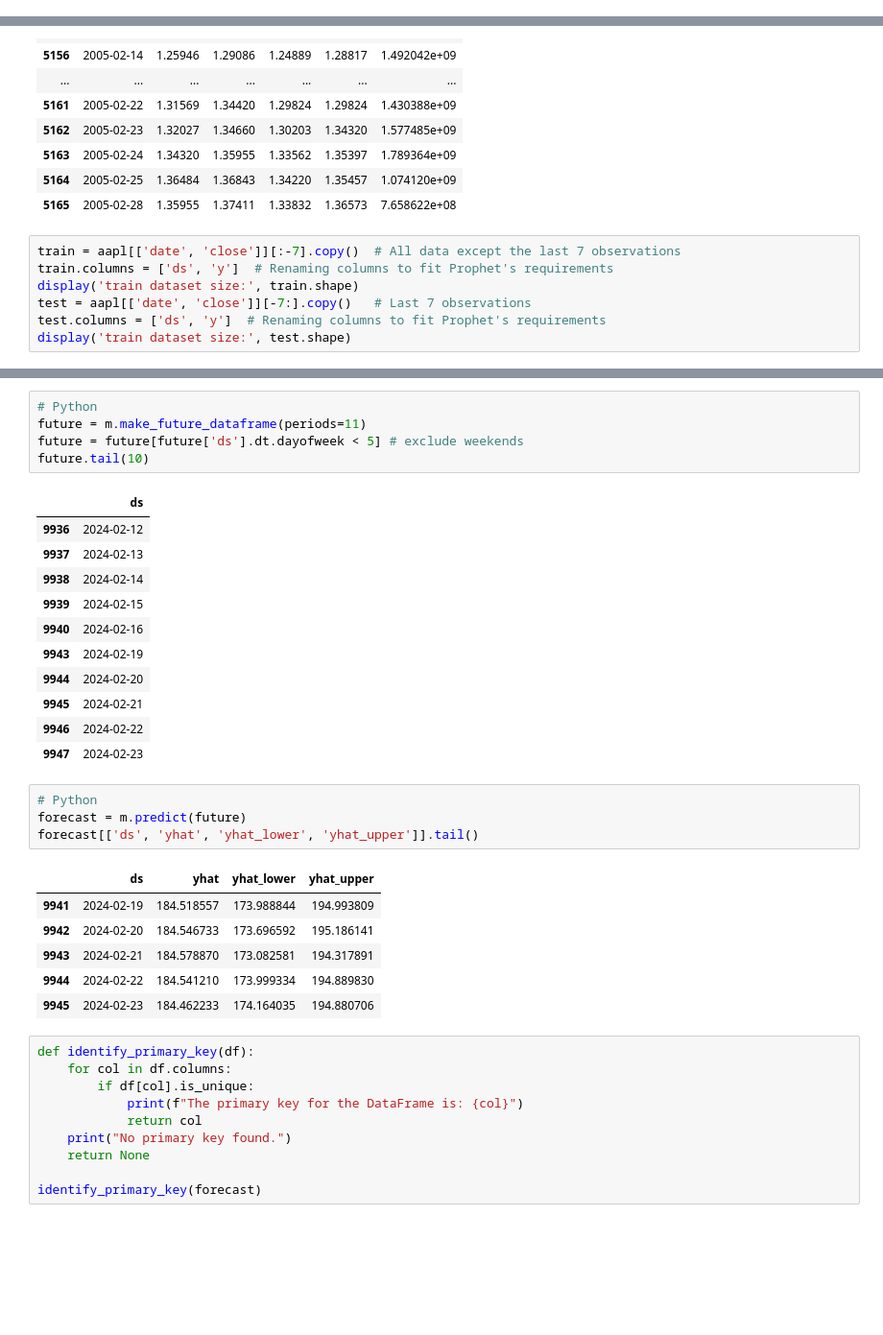
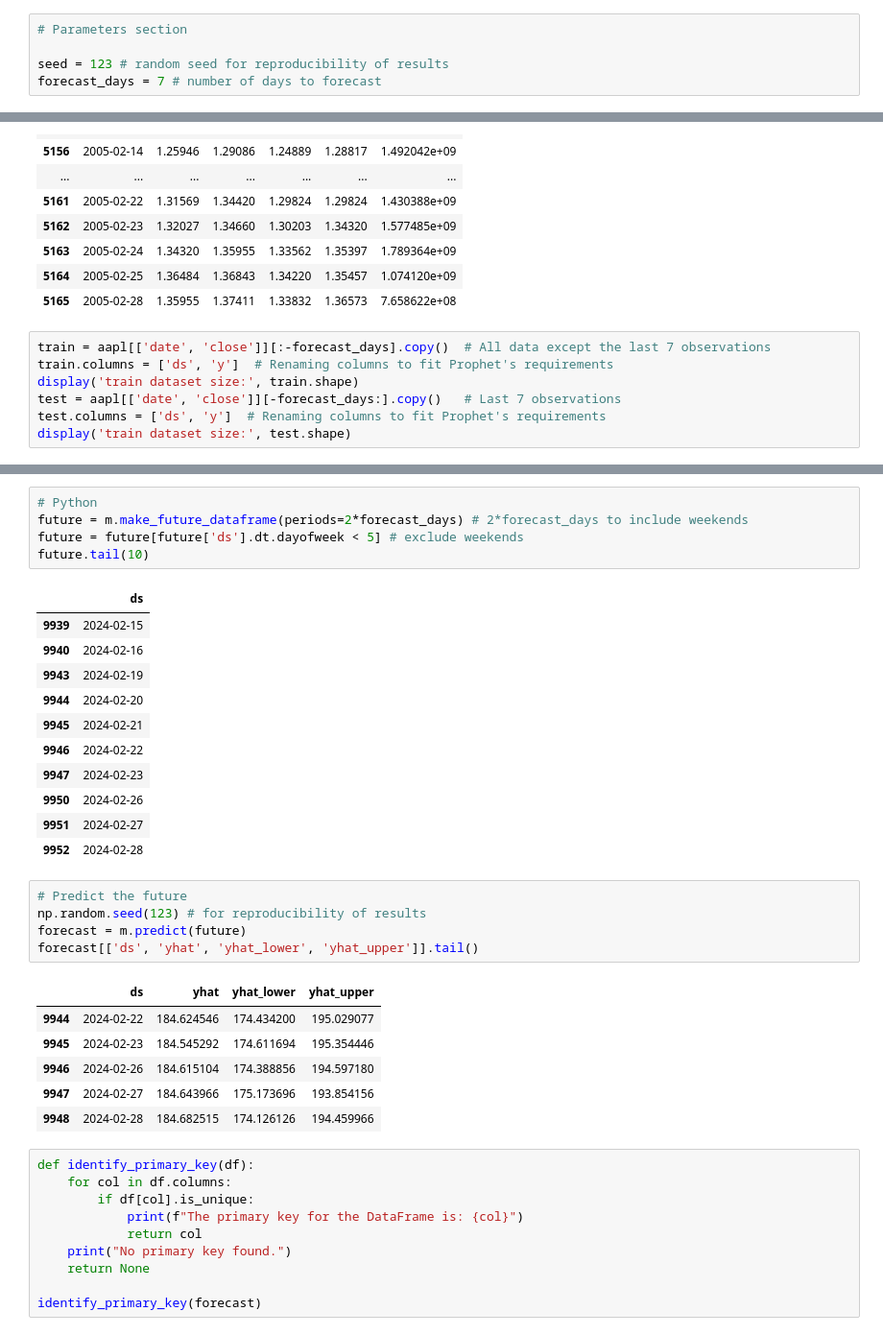
Before and after one commit to TGusciora/E001_smart_structuring, a Jupyter notebook: notebooks/001_tg_initial.ipynb, the cells around one changed output, grey strips where cells are left out. Shown: that part at 96% size. Drawn from its saved outputs; the diff is of its cells as text; blank space fills up the shorter version.

```diff
--- a/notebooks/001_tg_initial.ipynb
+++ b/notebooks/001_tg_initial.ipynb
@@ -46,6 +48,11 @@ src_features :  /app/src/features/
 src_models :  /app/src/models/
 src_utils :  /app/src/utils/
 src_visualization :  /app/src/visualization/
+# %%
+# Parameters section
+
+seed = 123 # random seed for reproducibility of results
+forecast_days = 7 # number of days to forecast
 # %%
 # Kids, don't do this at home
 os.environ['secret_apiKey']
@@ -98,10 +105,10 @@ aapl[(aapl["date"].dt.year == 2005) & (aapl["date"].dt.month == 2)]
 | 5164 | 2005-02-25 | 1.36484 | 1.36843 | 1.34220 | 1.35457 | 1.074120e+09 |
 | 5165 | 2005-02-28 | 1.35955 | 1.37411 | 1.33832 | 1.36573 | 7.658622e+08 |
 # %%
-train = aapl[['date', 'close']][:-7].copy()  # All data except the last 7 observations
+train = aapl[['date', 'close']][:-forecast_days].copy()  # All data except the last 7 observations
 train.columns = ['ds', 'y']  # Renaming columns to fit Prophet's requirements
 display('train dataset size:', train.shape)
-test = aapl[['date', 'close']][-7:].copy()   # Last 7 observations
+test = aapl[['date', 'close']][-forecast_days:].copy()   # Last 7 observations
 test.columns = ['ds', 'y']  # Renaming columns to fit Prophet's requirements
 display('train dataset size:', test.shape)
 # %% [output]
@@ -139,14 +146,11 @@ m.fit(train)
 <prophet.forecaster.Prophet at 0x...>
 # %%
 # Python
-future = m.make_future_dataframe(periods=11)
+future = m.make_future_dataframe(periods=2*forecast_days) # 2*forecast_days to include weekends
 future = future[future['ds'].dt.dayofweek < 5] # exclude weekends
 future.tail(10)
 # %% [output]
 |  | ds |
-| 9936 | 2024-02-12 |
-| 9937 | 2024-02-13 |
-| 9938 | 2024-02-14 |
 | 9939 | 2024-02-15 |
 | 9940 | 2024-02-16 |
 | 9943 | 2024-02-19 |
@@ -154,17 +158,21 @@ future.tail(10)
 | 9945 | 2024-02-21 |
 | 9946 | 2024-02-22 |
 | 9947 | 2024-02-23 |
+| 9950 | 2024-02-26 |
+| 9951 | 2024-02-27 |
+| 9952 | 2024-02-28 |
 # %%
-# Python
+# Predict the future
+np.random.seed(123) # for reproducibility of results
 forecast = m.predict(future)
 forecast[['ds', 'yhat', 'yhat_lower', 'yhat_upper']].tail()
 # %% [output]
 |  | ds | yhat | yhat_lower | yhat_upper |
-| 9941 | 2024-02-19 | 184.518557 | 173.988844 | 194.993809 |
-| 9942 | 2024-02-20 | 184.546733 | 173.696592 | 195.186141 |
-| 9943 | 2024-02-21 | 184.578870 | 173.082581 | 194.317891 |
-| 9944 | 2024-02-22 | 184.541210 | 173.999334 | 194.889830 |
-| 9945 | 2024-02-23 | 184.462233 | 174.164035 | 194.880706 |
+| 9944 | 2024-02-22 | 184.624546 | 174.434200 | 195.029077 |
+| 9945 | 2024-02-23 | 184.545292 | 174.611694 | 195.354446 |
+| 9946 | 2024-02-26 | 184.615104 | 174.388856 | 194.597180 |
+| 9947 | 2024-02-27 | 184.643966 | 175.173696 | 193.854156 |
+| 9948 | 2024-02-28 | 184.682515 | 174.126126 | 194.459966 |
 # %%
 def identify_primary_key(df):
     for col in df.columns:
```
Also changed, not shown: parts of 20 cells of this notebook, 2 other files.
